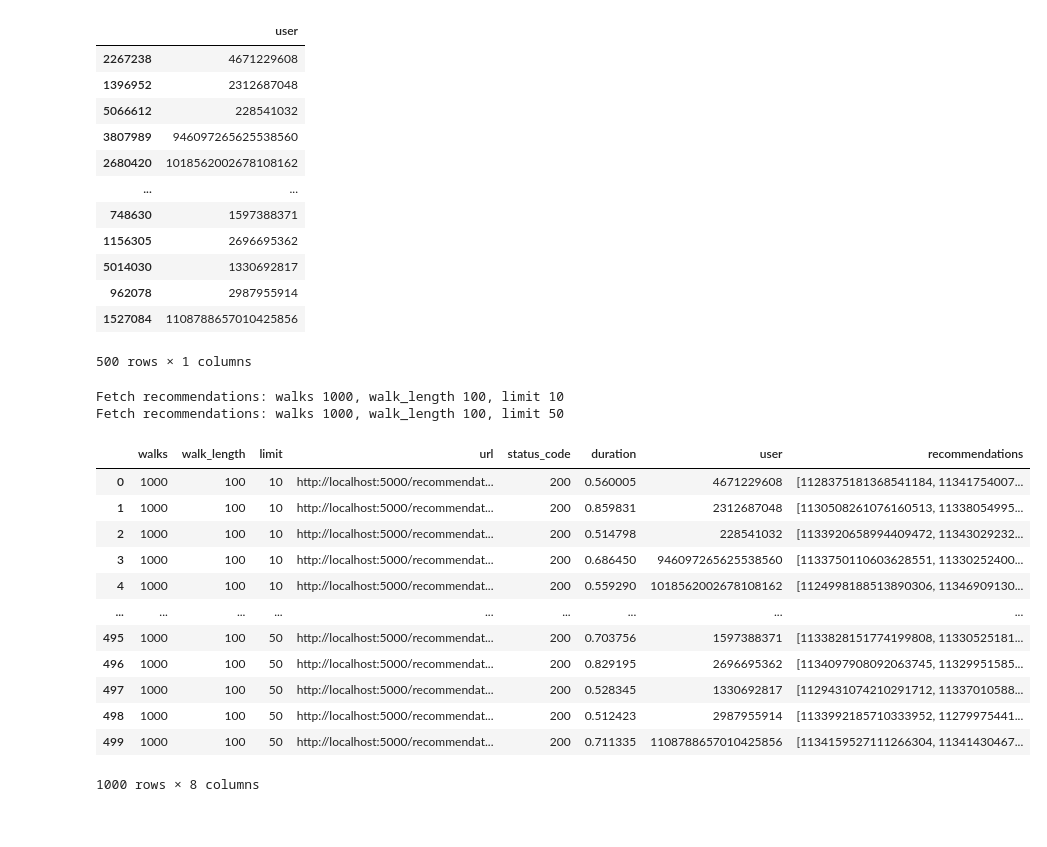
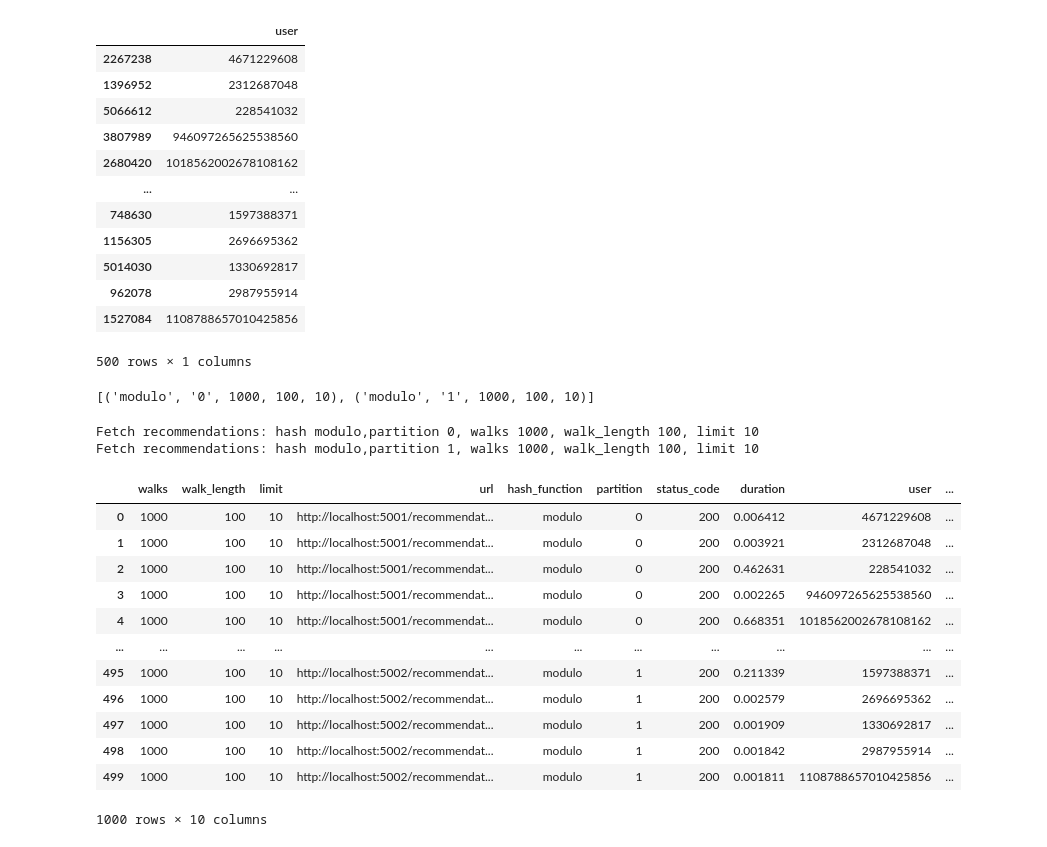
Before and after one commit to ramin-master-thesis/Evaluation-Suite, a Jupyter notebook: src/query_recommendations.ipynb, the cells around one changed output. Cells and saved outputs as stored; diff of their text form; code cells hidden in the pictures.

```diff
--- a/src/query_recommendations.ipynb
+++ b/src/query_recommendations.ipynb
@@ -9,8 +9,12 @@ experiments=1
 users = "../data/users.json"
 host = "localhost"
 port = "5000"
+
 sample_size = 500
-limits = [10, 50]
+
+hash_functions=["modulo"]
+partitions=["0", "1"]
+limits = [10]
 walks = [1000]
 walk_length = [100]
 # %%
@@ -19,7 +23,8 @@ user_df = pd.read_json(users, orient="table")
 display(user_df)
 
 # Compute cross product of all configuration values
-configurations = list(it.product(walks, walk_length, limits))
+configurations = list(it.product(hash_functions, partitions, walks, walk_length, limits))
+configurations
 # %% [output]
 |  | user |
 | 2267238 | 4671229608 |
@@ -34,58 +39,61 @@ configurations = list(it.product(walks, walk_length, limits))
 | 962078 | 2987955914 |
 | 1527084 | 1108788657010425856 |
 500 rows × 1 columns
+[('modulo', '0', 1000, 100, 10), ('modulo', '1', 1000, 100, 10)]
 # %%
-def get_sample(df, offset, sample_size):
-    return df.iloc[offset:offset + sample_size]
+def get_recommendations(user_df, walks, walk_length, limit, hash_function, partition):
+    rows = []
+#     port = port + int(partition) + 1
+    partition_port = int(port) + int(partition) + 1
 
-def get_recommendations(sample_df, walks, walk_length, limit):
-    rows = []
-
-    for i, row in sample_df.iterrows():
+    for i, row in user_df.iterrows():
         user = row["user"]
-        url = f"http://{host}:{port}/recommendation/salsa/{user}?walks={walks}&walk_length={walk_length}&limit={limit}"
+        url = f"http://{host}:{partition_port}/recommendation/salsa/{user}?walks={walks}&walk_length={walk_length}&limit={limit}"
         response = rq.get(url)
 
         status_code = response.status_code
         duration = response.elapsed.total_seconds()
         recommendations = response.json() if response.status_code == 200 else []
-        rows.append((walks, walk_length, limit, url, status_code, duration, user, recommendations))
+        rows.append((walks, walk_length, limit, url, hash_function, partition, status_code, duration, user, recommendations))
 
-    return pd.DataFrame(rows, columns=["walks", "walk_length", "limit", "url", "status_code", "duration", "user", "recommendations"])
+    return pd.DataFrame(rows, columns=["walks", "walk_length", "limit", "url", "hash_function", "partition","status_code", "duration", "user", "recommendations"])
 # %%
 # Perform API requests
 
-for experiment in range(1):
+for experiment in range(experiments):
 
     offset = 0
     result_dfs = []
 
-    for (walks, walk_length, limit) in configurations:
-        print(f"Fetch recommendations: walks {walks}, walk_length {walk_length}, limit {limit}")
-#         sample_df = get_sample(user_df, offset, sample_size)
-        result_dfs.append(get_recommendations(user_df, walks, walk_length, limit))
+    for (hash_func, partition, walks, walk_length, limit) in configurations:
+        print(
+            f"Fetch recommendations: hash {hash_func},"
+            f"partition {partition}, walks {walks},"
+            f" walk_length {walk_length}, limit {limit}"
+        )
+        result_dfs.append(get_recommendations(user_df, walks, walk_length, limit, hash_func, partition))
         offset = offset + sample_size
 
     result_df = pd.concat(result_dfs)
     display(result_df)
 
     # Save results
-    output = f"../data/recommendations_{experiment}.json"
+    output = f"../data/recommendations_experiment.json"
     result_df.to_json(output, index=False, orient="table")
     result_df.head(50)
 # %% [output]
-Fetch recommendations: walks 1000, walk_length 100, limit 10
-Fetch recommendations: walks 1000, walk_length 100, limit 50
+Fetch recommendations: hash modulo,partition 0, walks 1000, walk_length 100, limit 10
+Fetch recommendations: hash modulo,partition 1, walks 1000, walk_length 100, limit 10
-|  | walks | walk_length | limit | url | status_code | duration | user | recommendations |
-| 0 | 1000 | 100 | 10 | http://localhost:5000/recommendat... | 200 | 0.560005 | 4671229608 | [1128375181368541184, 11341754007... |
-| 1 | 1000 | 100 | 10 | http://localhost:5000/recommendat... | 200 | 0.859831 | 2312687048 | [1130508261076160513, 11338054995... |
-| 2 | 1000 | 100 | 10 | http://localhost:5000/recommendat... | 200 | 0.514798 | 228541032 | [1133920658994409472, 11343029232... |
-| 3 | 1000 | 100 | 10 | http://localhost:5000/recommendat... | 200 | 0.686450 | 946097265625538560 | [1133750110603628551, 11330252400... |
-| 4 | 1000 | 100 | 10 | http://localhost:5000/recommendat... | 200 | 0.559290 | 1018562002678108162 | [1124998188513890306, 11346909130... |
-| ... | ... | ... | ... | ... | ... | ... | ... | ... |
-| 495 | 1000 | 100 | 50 | http://localhost:5000/recommendat... | 200 | 0.703756 | 1597388371 | [1133828151774199808, 11330525181... |
-| 496 | 1000 | 100 | 50 | http://localhost:5000/recommendat... | 200 | 0.829195 | 2696695362 | [1134097908092063745, 11329951585... |
-| 497 | 1000 | 100 | 50 | http://localhost:5000/recommendat... | 200 | 0.528345 | 1330692817 | [1129431074210291712, 11337010588... |
-| 498 | 1000 | 100 | 50 | http://localhost:5000/recommendat... | 200 | 0.512423 | 2987955914 | [1133992185710333952, 11279975441... |
-| 499 | 1000 | 100 | 50 | http://localhost:5000/recommendat... | 200 | 0.711335 | 1108788657010425856 | [1134159527111266304, 11341430467... |
+|  | walks | walk_length | limit | url | hash_function | partition | status_code | duration | user | ... |
+| 0 | 1000 | 100 | 10 | http://localhost:5001/recommendat... | modulo | 0 | 200 | 0.006412 | 4671229608 | ... |
+| 1 | 1000 | 100 | 10 | http://localhost:5001/recommendat... | modulo | 0 | 200 | 0.003921 | 2312687048 | ... |
+| 2 | 1000 | 100 | 10 | http://localhost:5001/recommendat... | modulo | 0 | 200 | 0.462631 | 228541032 | ... |
+| 3 | 1000 | 100 | 10 | http://localhost:5001/recommendat... | modulo | 0 | 200 | 0.002265 | 946097265625538560 | ... |
+| 4 | 1000 | 100 | 10 | http://localhost:5001/recommendat... | modulo | 0 | 200 | 0.668351 | 1018562002678108162 | ... |
+| ... | ... | ... | ... | ... | ... | ... | ... | ... | ... | ... |
+| 495 | 1000 | 100 | 10 | http://localhost:5002/recommendat... | modulo | 1 | 200 | 0.211339 | 1597388371 | ... |
+| 496 | 1000 | 100 | 10 | http://localhost:5002/recommendat... | modulo | 1 | 200 | 0.002579 | 2696695362 | ... |
+| 497 | 1000 | 100 | 10 | http://localhost:5002/recommendat... | modulo | 1 | 200 | 0.001909 | 1330692817 | ... |
+| 498 | 1000 | 100 | 10 | http://localhost:5002/recommendat... | modulo | 1 | 200 | 0.001842 | 2987955914 | ... |
+| 499 | 1000 | 100 | 10 | http://localhost:5002/recommendat... | modulo | 1 | 200 | 0.001811 | 1108788657010425856 | ... |
-1000 rows × 8 columns
+1000 rows × 10 columns
```
Also changed, not shown: 3 other files.
